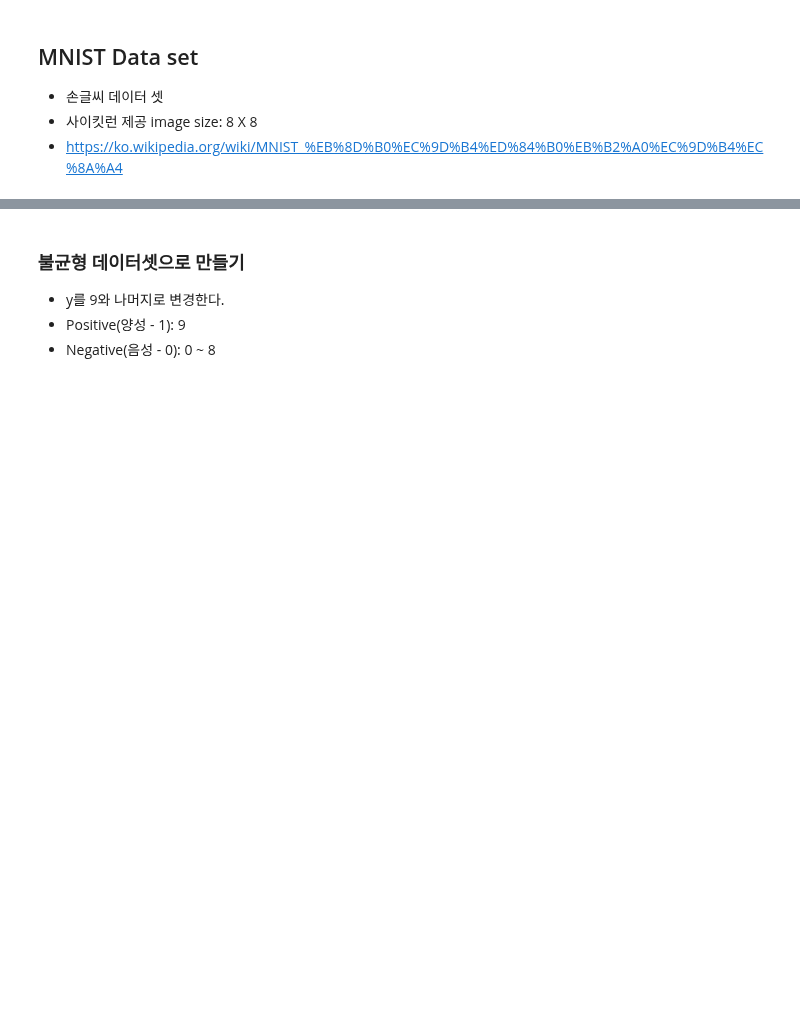
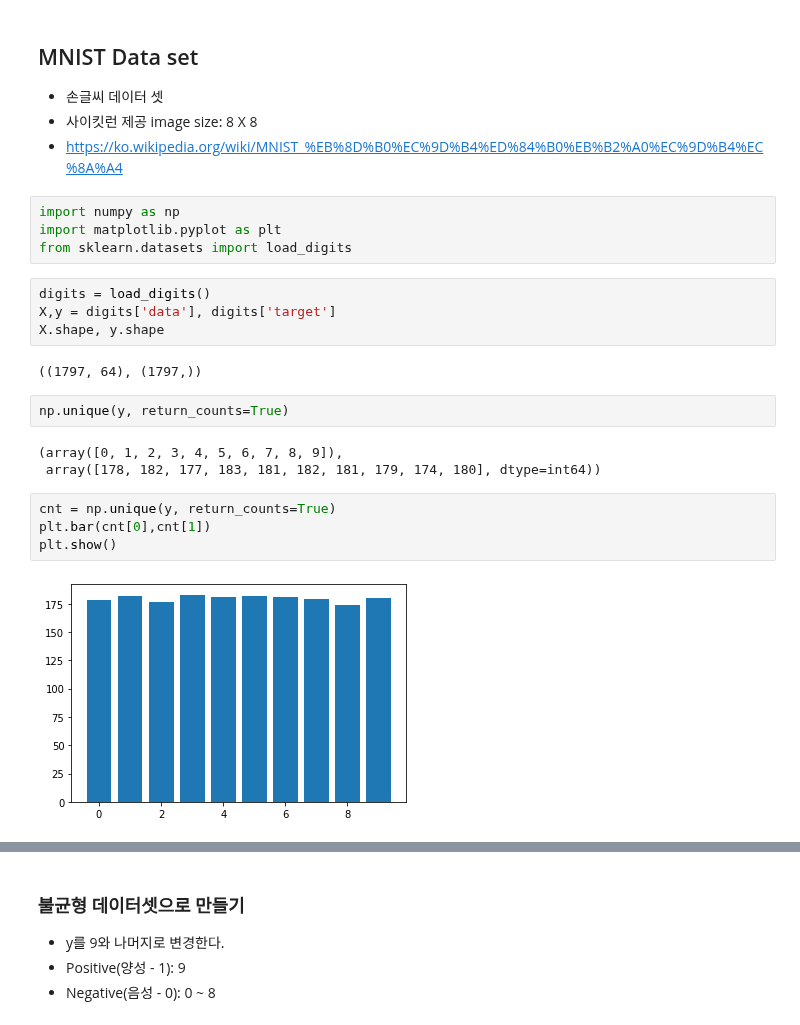
Before and after one commit to mein0121/Python_JupyterNotebook, a Jupyter notebook: 6.MachinLearning/05_분류 평가지표.ipynb, the cells around one changed output, grey strips where cells are left out. Cells and saved outputs as stored; diff of their text form; blank space fills up the shorter version.

```diff
--- a/6.MachinLearning/05_분류 평가지표.ipynb
+++ b/6.MachinLearning/05_분류 평가지표.ipynb
@@ -49,3 +49,24 @@ $$
 - 손글씨 데이터 셋
 - 사이킷런 제공 image size: 8 X 8
 - https://ko.wikipedia.org/wiki/MNIST_%EB%8D%B0%EC%9D%B4%ED%84%B0%EB%B2%A0%EC%9D%B4%EC%8A%A4
+# %%
+import numpy as np
+import matplotlib.pyplot as plt
+from sklearn.datasets import load_digits
+# %%
+digits = load_digits()
+X,y = digits['data'], digits['target']
+X.shape, y.shape
+# %% [output]
+((1797, 64), (1797,))
+# %%
+np.unique(y, return_counts=True)
+# %% [output]
+(array([0, 1, 2, 3, 4, 5, 6, 7, 8, 9]),
+ array([178, 182, 177, 183, 181, 182, 181, 179, 174, 180], dtype=int64))
+# %%
+cnt = np.unique(y, return_counts=True)
+plt.bar(cnt[0],cnt[1])
+plt.show()
+# %% [output]
+[figure, added]
```
Also changed, not shown: parts of 16 cells of this notebook.
